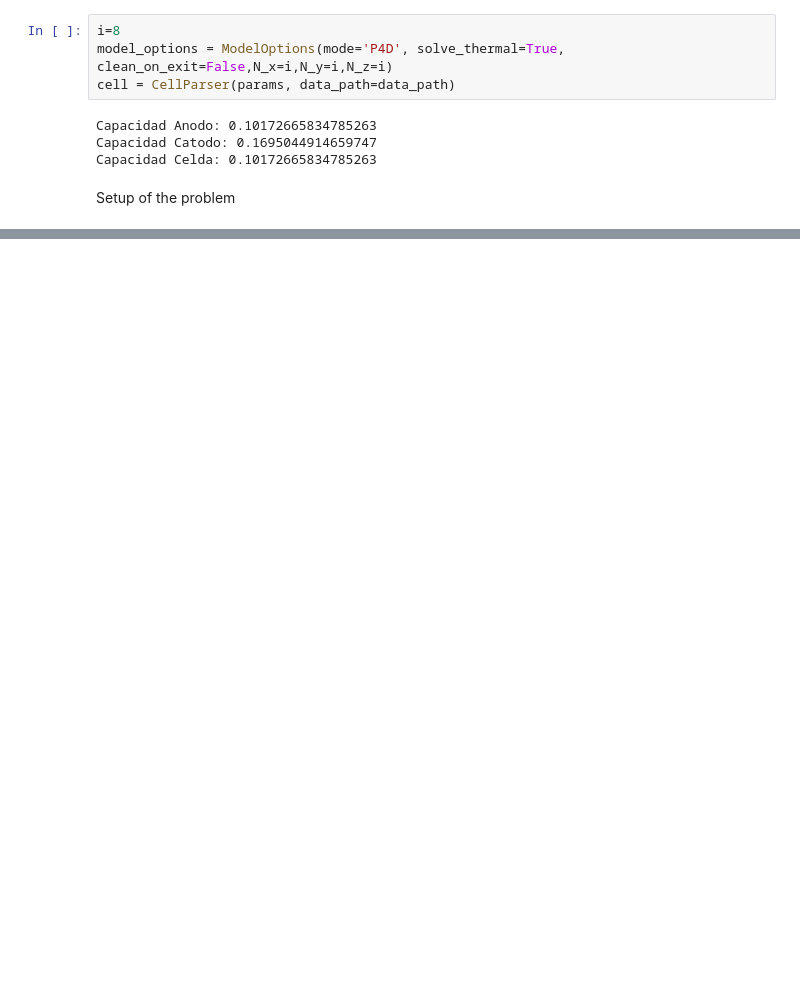
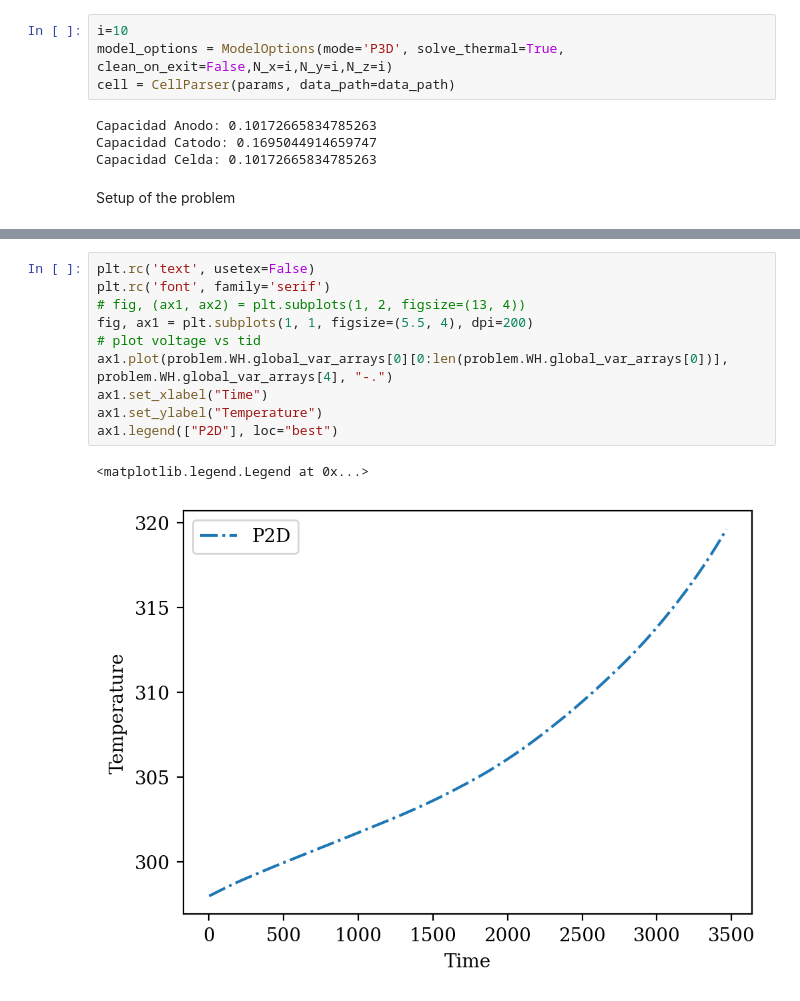
Before and after one commit to Erasdna/SINTEF_code_review, a Jupyter notebook: cidemod/Checks/Thermal/Thermal_comps.ipynb, the cells around one changed output, grey strips where cells are left out. Cells and saved outputs as stored; diff of their text form; blank space fills up the shorter version.

Commit message:
thermal start

```diff
--- a/cidemod/Checks/Thermal/Thermal_comps.ipynb
+++ b/cidemod/Checks/Thermal/Thermal_comps.ipynb
@@ -28,8 +28,8 @@ v_min = Trigger(2.5, "v")
 # %% [markdown]
 Define model options, we turn on thermal in 4D
 # %%
-i=8
-model_options = ModelOptions(mode='P4D', solve_thermal=True, clean_on_exit=False,N_x=i,N_y=i,N_z=i)
+i=10
+model_options = ModelOptions(mode='P3D', solve_thermal=True, clean_on_exit=False,N_x=i,N_y=i,N_z=i)
 cell = CellParser(params, data_path=data_path)
 # %% [output]
 Capacidad Anodo: 0.10172665834785263
@@ -63,0 +72,13 @@ status = problem.solve_ie(i_app=I_app, t_f=t_f, store_delay=10, adaptive=True, t
+# %%
+plt.rc('text', usetex=False)
+plt.rc('font', family='serif')
+# fig, (ax1, ax2) = plt.subplots(1, 2, figsize=(13, 4))
+fig, ax1 = plt.subplots(1, 1, figsize=(5.5, 4), dpi=200)
+# plot voltage vs tid
+ax1.plot(problem.WH.global_var_arrays[0][0:len(problem.WH.global_var_arrays[0])], problem.WH.global_var_arrays[4], "-.")
+ax1.set_xlabel("Time")
+ax1.set_ylabel("Temperature")
+ax1.legend(["P2D"], loc="best")
+# %% [output]
+<matplotlib.legend.Legend at 0x...>
+[figure, added]
```
Also changed, not shown: parts of 5 cells of this notebook, 28 other files.
